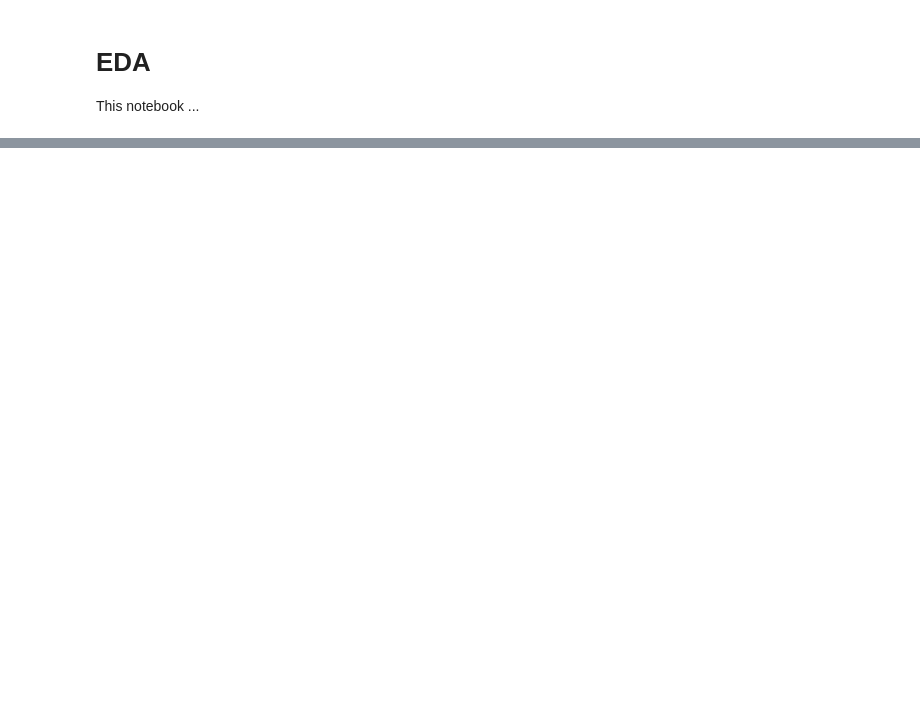
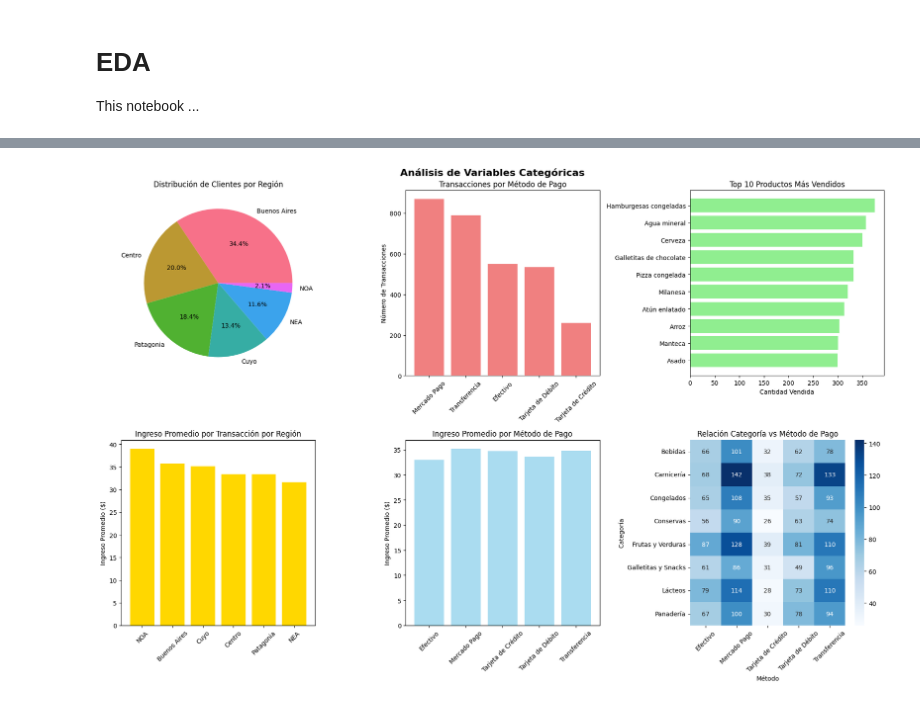
Before and after one commit to SofiaAngelaKnutas/reto_ma2003b, a Jupyter notebook: notebooks/eda.ipynb, the cells around one changed output, grey strips where cells are left out. Saved outputs shown, nothing was run; the diff lists cells and outputs as text; code cells hidden in the pictures; blank space fills up the shorter version.

```diff
--- a/notebooks/eda.ipynb
+++ b/notebooks/eda.ipynb
@@ -19,0 +367,87 @@ FileNotFoundError: [Errno 2] No such file or directory: 'data_cleaned/master.par
+# %%
+# Análisis de variables categóricas
+print("=" * 50)
+print("ANÁLISIS DE VARIABLES CATEGÓRICAS")
+print("=" * 50)
+
+# Configurar subplots para análisis categórico
+fig, axes = plt.subplots(2, 3, figsize=(18, 12))
+fig.suptitle('Análisis de Variables Categóricas', fontsize=16, fontweight='bold')
+
+# 1. Distribución de clientes por región
+region_counts = df['Región'].value_counts()
+axes[0,0].pie(region_counts.values, labels=region_counts.index, autopct='%1.1f%%')
+axes[0,0].set_title('Distribución de Clientes por Región')
+
+# 2. Transacciones por método de pago
+metodo_counts = df['Método'].value_counts()
+axes[0,1].bar(metodo_counts.index, metodo_counts.values, color='lightcoral')
+axes[0,1].set_title('Transacciones por Método de Pago')
+axes[0,1].set_ylabel('Número de Transacciones')
+axes[0,1].tick_params(axis='x', rotation=45)
+
+# 3. Top 10 productos más vendidos
+producto_ventas = df.groupby('Nombre_producto')['Cantidad'].sum().sort_values(ascending=False).head(10)
+axes[0,2].barh(producto_ventas.index[::-1], producto_ventas.values[::-1], color='lightgreen')
+axes[0,2].set_title('Top 10 Productos Más Vendidos')
+axes[0,2].set_xlabel('Cantidad Vendida')
+
+# 4. Ingresos promedio por región
+region_avg_revenue = df.groupby('Región')['ingreso'].mean().sort_values(ascending=False)
+axes[1,0].bar(region_avg_revenue.index, region_avg_revenue.values, color='gold')
+axes[1,0].set_title('Ingreso Promedio por Transacción por Región')
+axes[1,0].set_ylabel('Ingreso Promedio ($)')
+axes[1,0].tick_params(axis='x', rotation=45)
+
+# 5. Distribución de métodos de pago por monto
+payment_method_analysis = df.groupby('Método')['ingreso'].agg(['mean', 'median', 'std']).round(2)
+axes[1,1].bar(payment_method_analysis.index, payment_method_analysis['mean'],
+              alpha=0.7, label='Promedio', color='skyblue')
+axes[1,1].set_title('Ingreso Promedio por Método de Pago')
+axes[1,1].set_ylabel('Ingreso Promedio ($)')
+axes[1,1].tick_params(axis='x', rotation=45)
+
+# 6. Categorías vs Métodos de pago (Heatmap de conteos)
+cat_payment_crosstab = pd.crosstab(df['Categoría'], df['Método'])
+sns.heatmap(cat_payment_crosstab, annot=True, fmt='d', cmap='Blues', ax=axes[1,2])
+axes[1,2].set_title('Relación Categoría vs Método de Pago')
+axes[1,2].tick_params(axis='x', rotation=45)
+axes[1,2].tick_params(axis='y', rotation=0)
+
+plt.tight_layout()
+plt.show()
+
+# Estadísticas adicionales
+print("\n" + "=" * 50)
+print("ESTADÍSTICAS CATEGÓRICAS DETALLADAS")
+print("=" * 50)
+
+print("\n--- ANÁLISIS POR REGIÓN ---")
+region_stats = df.groupby('Región').agg({
+    'ingreso': ['count', 'sum', 'mean'],
+    'Cantidad': 'sum'
+}).round(2)
+region_stats.columns = ['Transacciones', 'Ingreso_Total', 'Ingreso_Promedio', 'Cantidad_Total']
+print(region_stats.sort_values('Ingreso_Total', ascending=False))
+
+print("\n--- ANÁLISIS POR MÉTODO DE PAGO ---")
+payment_stats = df.groupby('Método').agg({
+    'ingreso': ['count', 'sum', 'mean'],
+    'Cantidad': 'sum'
+}).round(2)
+payment_stats.columns = ['Transacciones', 'Ingreso_Total', 'Ingreso_Promedio', 'Cantidad_Total']
+print(payment_stats.sort_values('Ingreso_Total', ascending=False))
+
+print("\n--- TOP 10 PRODUCTOS POR INGRESOS ---")
+product_revenue = df.groupby('Nombre_producto')['ingreso'].sum().sort_values(ascending=False).head(10)
+print(product_revenue)
+
+print("\n--- ANÁLISIS POR CATEGORÍA ---")
+category_stats = df.groupby('Categoría').agg({
+    'ingreso': ['count', 'sum', 'mean'],
+    'Cantidad': 'sum',
+    'Precio_Unitario': 'mean'
+}).round(2)
+category_stats.columns = ['Transacciones', 'Ingreso_Total', 'Ingreso_Promedio', 'Cantidad_Total', 'Precio_Promedio']
+print(category_stats.sort_values('Ingreso_Total', ascending=False))
+# %% [output]
@@ -19,0 +457 @@ FileNotFoundError: [Errno 2] No such file or directory: 'data_cleaned/master.par
+[figure, added]
```
Also changed, not shown: parts of 18 cells of this notebook, 3 other files.
